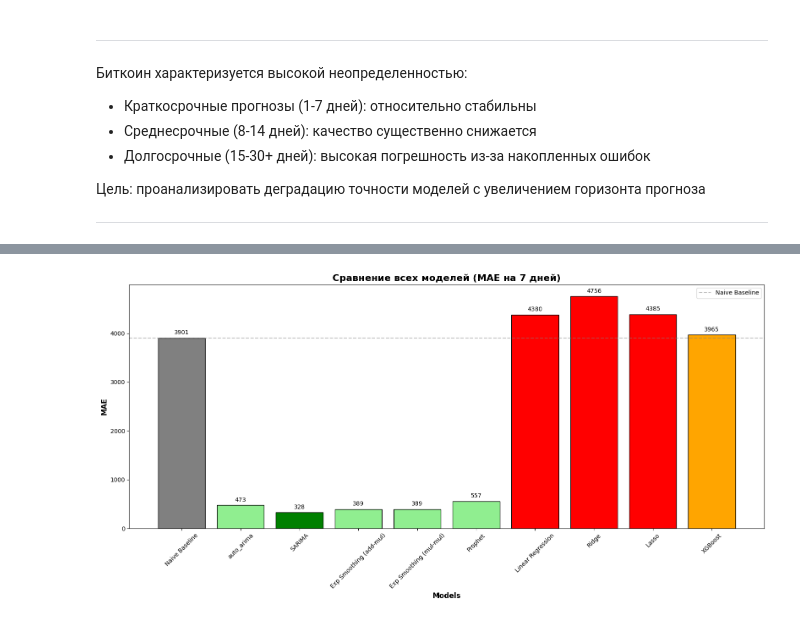
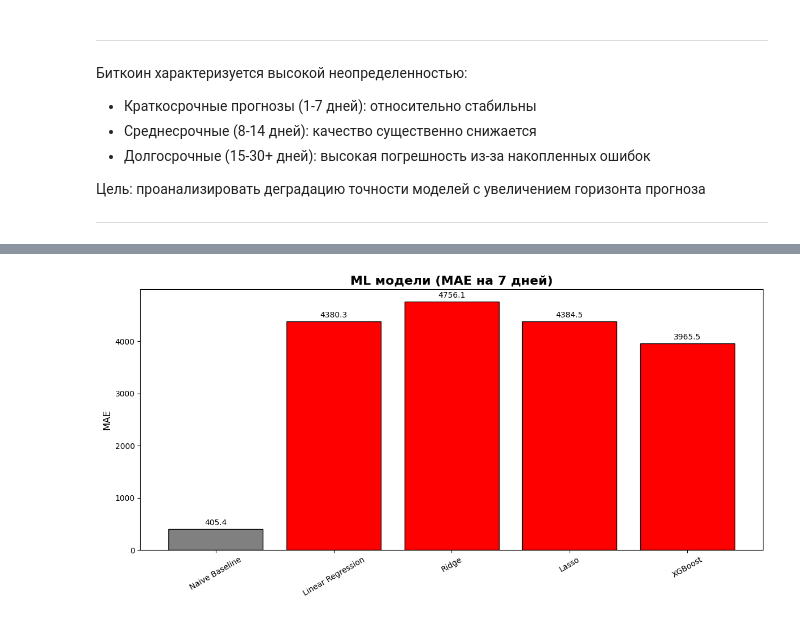
Before and after one commit to weefce/data-science-portfolio, a Jupyter notebook: 02_bitcoin_forecasting/notebooks/bitcoin_forecasting.ipynb, the cells around one changed output, grey strips where cells are left out. Cells and saved outputs as stored; diff of their text form; code cells hidden in the pictures.

```diff
--- a/02_bitcoin_forecasting/notebooks/bitcoin_forecasting.ipynb
+++ b/02_bitcoin_forecasting/notebooks/bitcoin_forecasting.ipynb
@@ -1203,0 +765,6 @@ MAE = 4,380 (хуже naive baseline)
+# %%
+naive_ml_7  = [last_price_ml] * 7
+mae_naive_ml_7 = mean_absolute_error(y_test, naive_ml_7)
+mae_ml_model['Naive Baseline'] = mae_naive_ml_7
+
+mae_naive_ml_7
@@ -1228,2 +785,0 @@ ridge_grid = GridSearchCV(
-# %%
-ridge_grid.fit(X_train_scaled, y_train)
@@ -1433,0 +871,15 @@ colors = [
+# %%
+models_stat = list(mae_stat_model.keys())
+mae_stat = list(mae_stat_model.values())
+colors_stat = ['gray', 'lightgreen', 'lightgreen', 'orange', 'orange', 'red']
+
+plt.figure(figsize=(12, 6))
+plt.bar(models_stat, mae_stat, color=colors_stat, edgecolor='black')
+plt.title('Статистические модели (MAE на 7 дней)', fontsize=16, fontweight='bold')
+plt.ylabel('MAE', fontsize=12)
+plt.xticks(rotation=30)
+
+for i, mae in enumerate(mae_stat):
+    plt.text(i, mae + 10, np.round(mae, 1), ha='center', fontsize=10)
+
+plt.tight_layout()
@@ -1434,18 +888,17 @@ colors = [
 # %%
-plt.figure(figsize=(16, 8))
-plt.bar(models, mae_values, color=colors, edgecolor='black')
-plt.xlabel('Models', fontsize=12, fontweight='bold')
-plt.ylabel('MAE', fontsize=12, fontweight='bold')
-plt.title('Сравнение всех моделей (MAE на 7 дней)', fontsize=16, fontweight='bold')
-plt.xticks(rotation=45)
+models_ml = list(mae_ml_model.keys())
+mae_ml = list(mae_ml_model.values())
+color_ml = ['gray', 'red', 'red', 'red', 'red']
 
-plt.axhline(y=3901, color='gray', linestyle='--', alpha=0.5, label='Naive Baseline')
-plt.legend()
+plt.figure(figsize=(12, 6))
+plt.bar(models_ml, mae_ml, color=color_ml, edgecolor='black')
+plt.title('ML модели (MAE на 7 дней)', fontsize=16, fontweight='bold')
+plt.ylabel('MAE', fontsize=12)
+plt.xticks(rotation=30)
 
-for i, (model, mae) in enumerate(zip(models, mae_values)):
-    plt.text(i, mae + 75, f'{mae:.0f}', ha='center', fontsize=10)
+for i, mae in enumerate(mae_ml):
+    plt.text(i, mae + 75, np.round(mae, 1), ha='center', fontsize=10)
 
 plt.tight_layout()
-plt.show()
 # %% [output]
-[figure, old version]
+[figure, new version]
```
Also changed, not shown: parts of 213 cells of this notebook, 12 other files.
